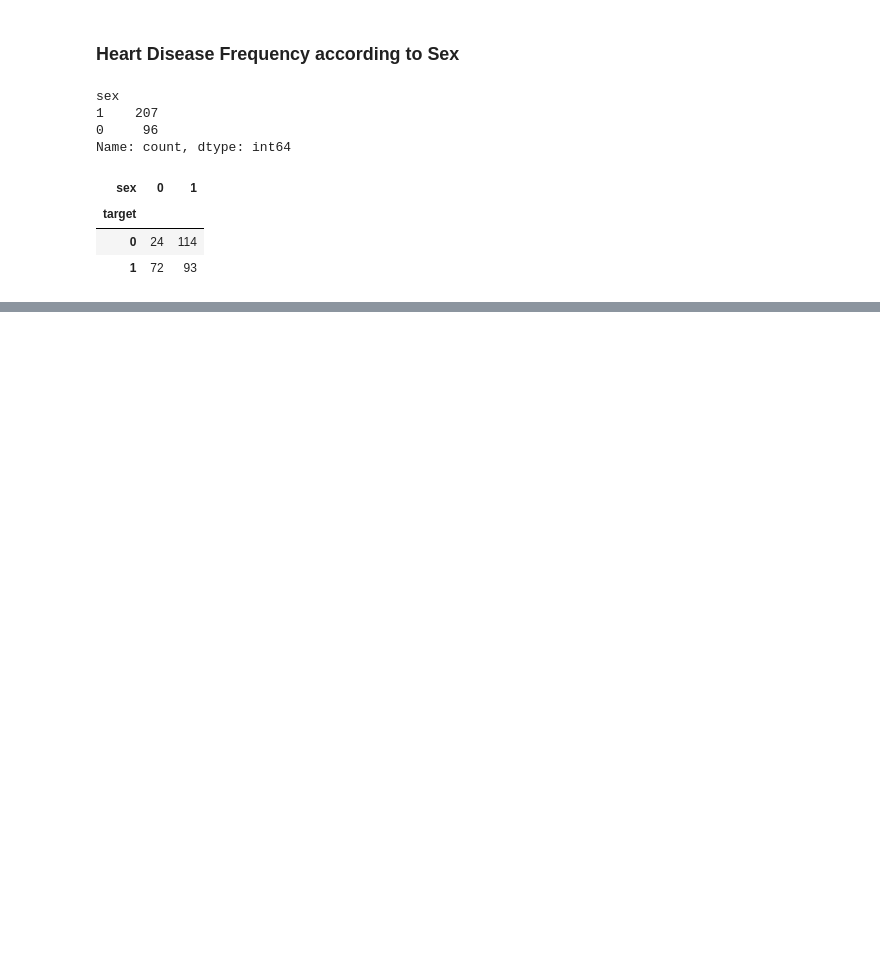
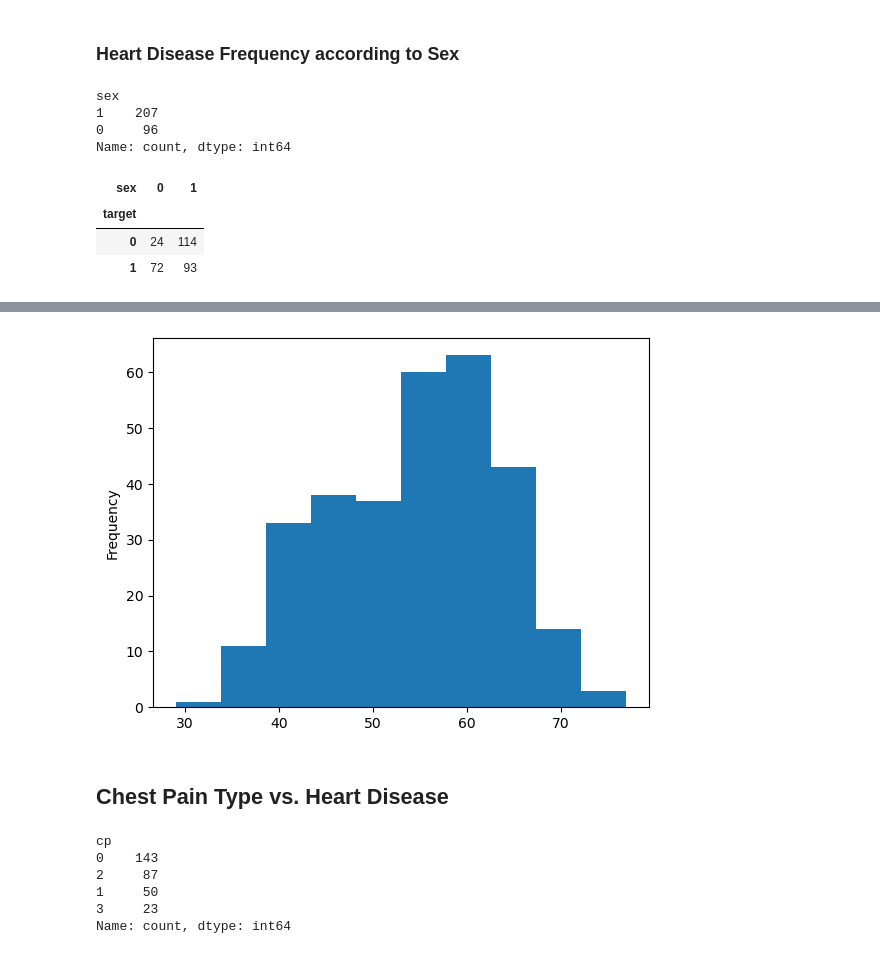
Before and after one commit to dnhan1707/heart_disease_prediction_proj, a Jupyter notebook: heart_prediction_model.ipynb, the cells around one changed output, grey strips where cells are left out. Saved outputs shown, nothing was run; the diff lists cells and outputs as text; code cells hidden in the pictures; blank space fills up the shorter version.

```diff
--- a/heart_prediction_model.ipynb
+++ b/heart_prediction_model.ipynb
@@ -227,0 +248,15 @@ plt.xticks(rotation=0)
+# %%
+df.age.plot.hist();
+# %% [output]
+[figure, added]
+# %% [markdown]
+## Chest Pain Type vs. Heart Disease
+# %%
+df.cp.value_counts()
+# %% [output]
+cp
+0    143
+2     87
+1     50
+3     23
+Name: count, dtype: int64
```
Also changed, not shown: parts of 7 cells of this notebook.
